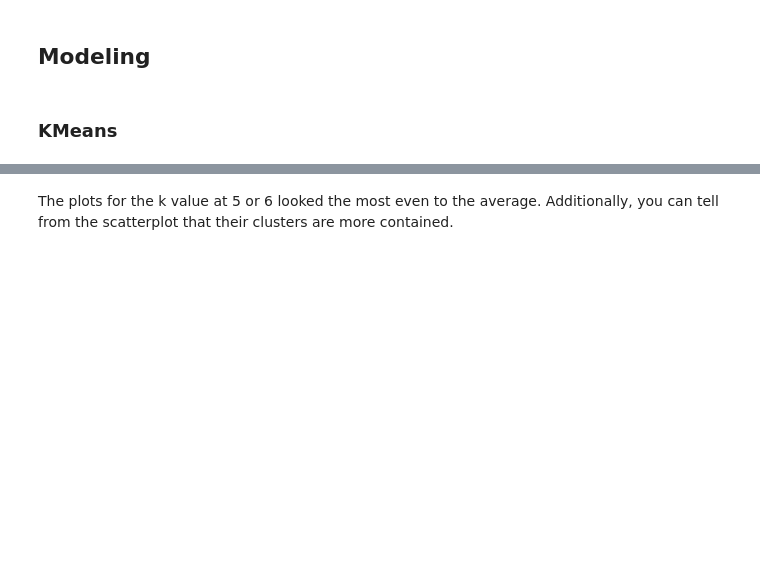
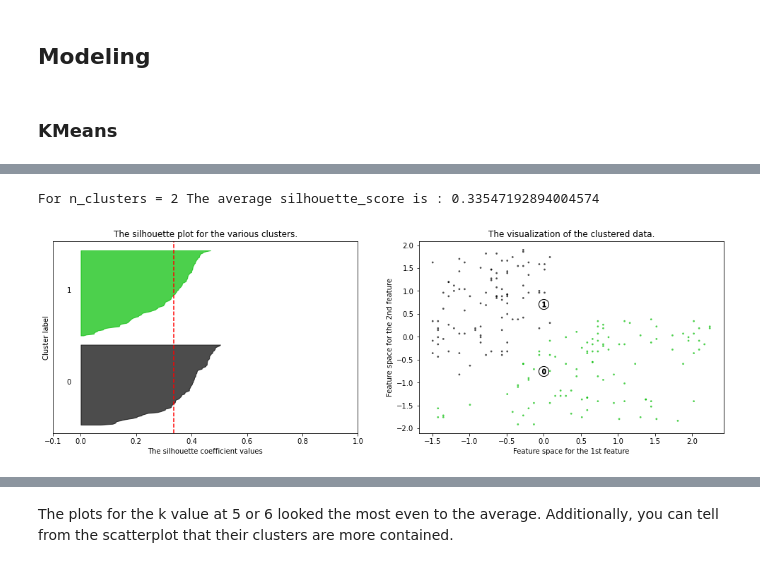
Before and after one commit to nam14d/mall_customer_clustering, a Jupyter notebook: mall_data_clustering.ipynb, the cells around one changed output, grey strips where cells are left out. Drawn from its saved outputs; the diff is of its cells as text; code cells hidden in the pictures; blank space fills up the shorter version.

```diff
--- a/mall_data_clustering.ipynb
+++ b/mall_data_clustering.ipynb
@@ -116,12 +117,11 @@ import seaborn as sns
 # %%
 # Cluster should have at least 5% of data
 range_n_clusters = [2,3,4,5,6,7,8,9,10,11,12,13,14,15, 16, 17, 18, 19, 20]
-score_average_list = []
 
-for n_clusters in range_n_clusters:
+def show_n_tell(n_clusters):
     # Create a subplot with 1 row and 2 columns
     fig, (ax1, ax2) = plt.subplots(1, 2)
-    fig.set_size_inches(18, 7)
+    fig.set_size_inches(17, 5)
 
     # The 1st subplot is the silhouette plot
     # The silhouette coefficient can range from -1, 1 but in this example all
@@ -140,9 +140,8 @@ for n_clusters in range_n_clusters:
     # This gives a perspective into the density and separation of the formed
     # clusters
     silhouette_avg = silhouette_score(X, cluster_labels)
-    score_average_list.append(silhouette_avg)
     print("For n_clusters =", n_clusters,
-          "The average silhouette_score is :", silhouette_avg)
+        "The average silhouette_score is :", silhouette_avg)
 
     # Compute the silhouette scores for each sample
     sample_silhouette_values = silhouette_samples(X, cluster_labels)
@@ -161,8 +160,8 @@ for n_clusters in range_n_clusters:
 
         color = cm.nipy_spectral(float(i) / n_clusters)
         ax1.fill_betweenx(np.arange(y_lower, y_upper),
-                          0, ith_cluster_silhouette_values,
-                          facecolor=color, edgecolor=color, alpha=0.7)
+                        0, ith_cluster_silhouette_values,
+                        facecolor=color, edgecolor=color, alpha=0.7)
 
         # Label the silhouette plots with their cluster numbers at the middle
         ax1.text(-0.05, y_lower + 0.5 * size_cluster_i, str(i))
@@ -183,13 +182,13 @@ for n_clusters in range_n_clusters:
     # 2nd Plot showing the actual clusters formed
     colors = cm.nipy_spectral(cluster_labels.astype(float) / n_clusters)
     ax2.scatter(X[:, 1], X[:, 3], marker='.', s=30, lw=0, alpha=0.7,
-                c=colors, edgecolor='k')
+                    c=colors, edgecolor='k')
 
     # Labeling the clusters
     centers = clusterer.cluster_centers_
     # Draw white circles at cluster centers
     ax2.scatter(centers[:, 0], centers[:, 1], marker='o',
-                c="white", alpha=1, s=200, edgecolor='k')
+                    c="white", alpha=1, s=200, edgecolor='k')
 
     for i, c in enumerate(centers):
         ax2.scatter(c[0], c[1], marker='$%d$' % i, alpha=1,
@@ -198,3 +197,4 @@ for n_clusters in range_n_clusters:
     ax2.set_title("The visualization of the clustered data.")
     ax2.set_xlabel("Feature space for the 1st feature")
     ax2.set_ylabel("Feature space for the 2nd feature")
+    return silhouette_avg
@@ -232,0 +201,7 @@ For n_clusters = 20 The average silhouette_score is : 0.41685492740947083
+# %%
+score_average_list = []
+
+score_average_list.append(show_n_tell(2))
+# %% [output]
+For n_clusters = 2 The average silhouette_score is : 0.33547192894004574
+[figure, added]
```
Also changed, not shown: parts of 53 cells of this notebook.
